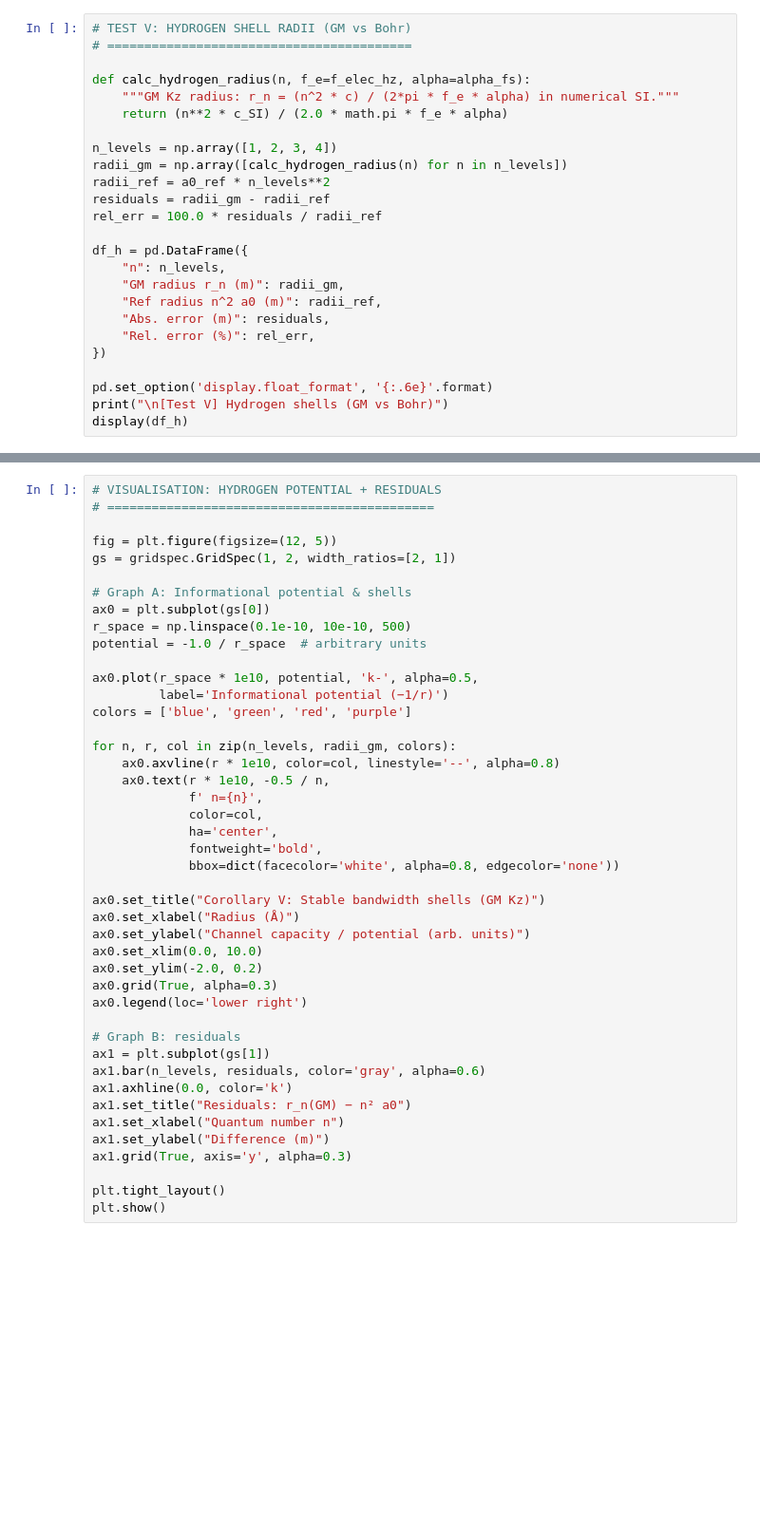
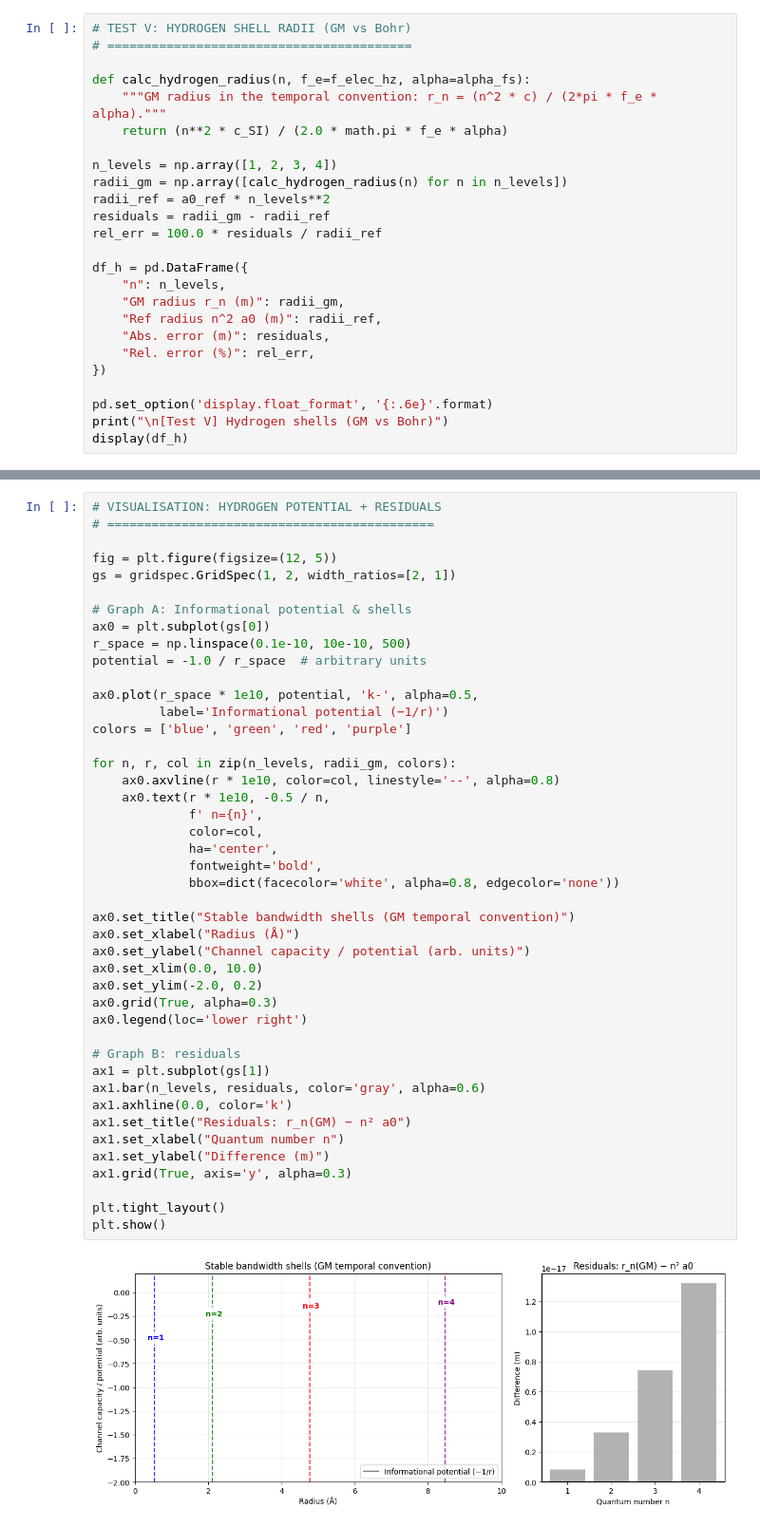
Before and after one commit to rpoyau/general-mechanics, a Jupyter notebook: notebooks/gm-tests.ipynb, the cells around one changed output, grey strips where cells are left out. Shown at 95% size. Cells and saved outputs as stored; diff of their text form; blank space fills up the shorter version.

```diff
--- a/notebooks/gm-tests.ipynb
+++ b/notebooks/gm-tests.ipynb
@@ -470,7 +472,7 @@ this hydrogen window.
 # =========================================
 
 def calc_hydrogen_radius(n, f_e=f_elec_hz, alpha=alpha_fs):
-    """GM Kz radius: r_n = (n^2 * c) / (2*pi * f_e * alpha) in numerical SI."""
+    """GM radius in the temporal convention: r_n = (n^2 * c) / (2*pi * f_e * alpha)."""
     return (n**2 * c_SI) / (2.0 * math.pi * f_e * alpha)
 
 n_levels = np.array([1, 2, 3, 4])
@@ -506,31 +515,33 @@ ax0.plot(r_space * 1e10, potential, 'k-', alpha=0.5,
          label='Informational potential (−1/r)')
 colors = ['blue', 'green', 'red', 'purple']
 
 for n, r, col in zip(n_levels, radii_gm, colors):
     ax0.axvline(r * 1e10, color=col, linestyle='--', alpha=0.8)
     ax0.text(r * 1e10, -0.5 / n,
              f' n={n}',
              color=col,
              ha='center',
              fontweight='bold',
              bbox=dict(facecolor='white', alpha=0.8, edgecolor='none'))
 
-ax0.set_title("Corollary V: Stable bandwidth shells (GM Kz)")
+ax0.set_title("Stable bandwidth shells (GM temporal convention)")
 ax0.set_xlabel("Radius (Å)")
 ax0.set_ylabel("Channel capacity / potential (arb. units)")
 ax0.set_xlim(0.0, 10.0)
 ax0.set_ylim(-2.0, 0.2)
 ax0.grid(True, alpha=0.3)
 ax0.legend(loc='lower right')
 
 # Graph B: residuals
 ax1 = plt.subplot(gs[1])
 ax1.bar(n_levels, residuals, color='gray', alpha=0.6)
 ax1.axhline(0.0, color='k')
 ax1.set_title("Residuals: r_n(GM) − n² a0")
 ax1.set_xlabel("Quantum number n")
 ax1.set_ylabel("Difference (m)")
 ax1.grid(True, axis='y', alpha=0.3)
 
 plt.tight_layout()
 plt.show()
+# %% [output]
+[figure, added]
```
Also changed, not shown: parts of 20 cells of this notebook, 1 other file.
